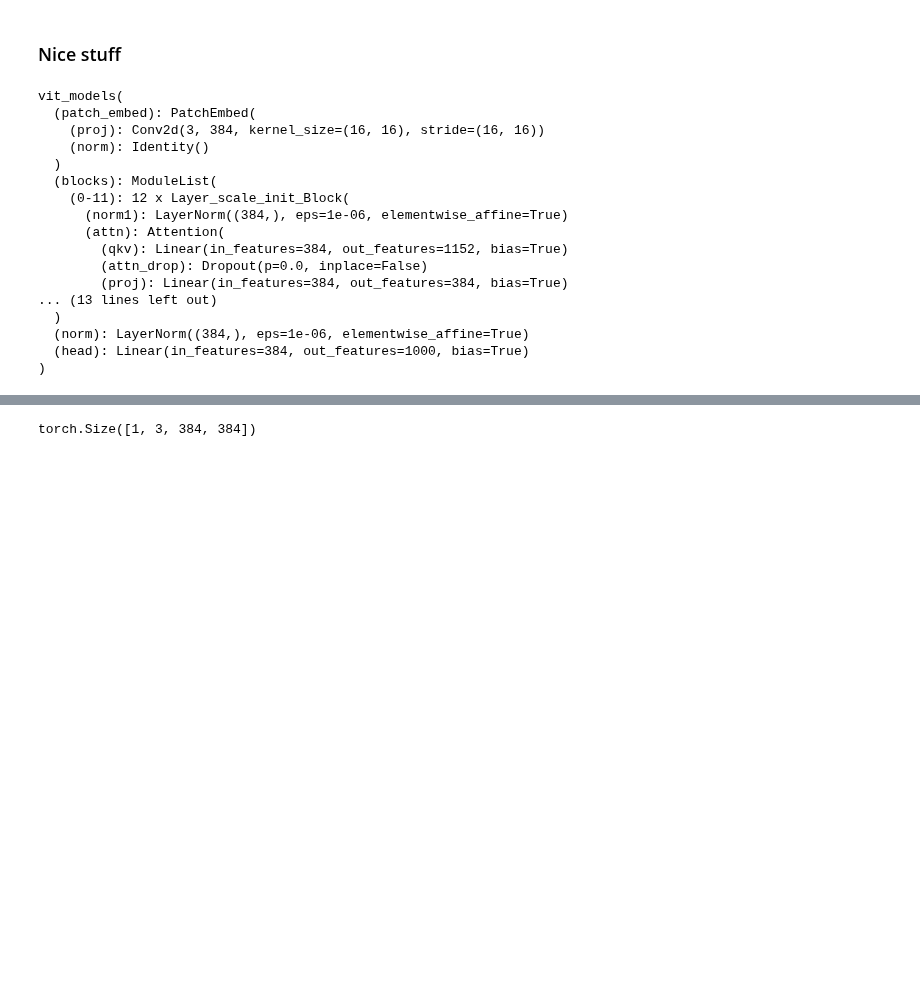
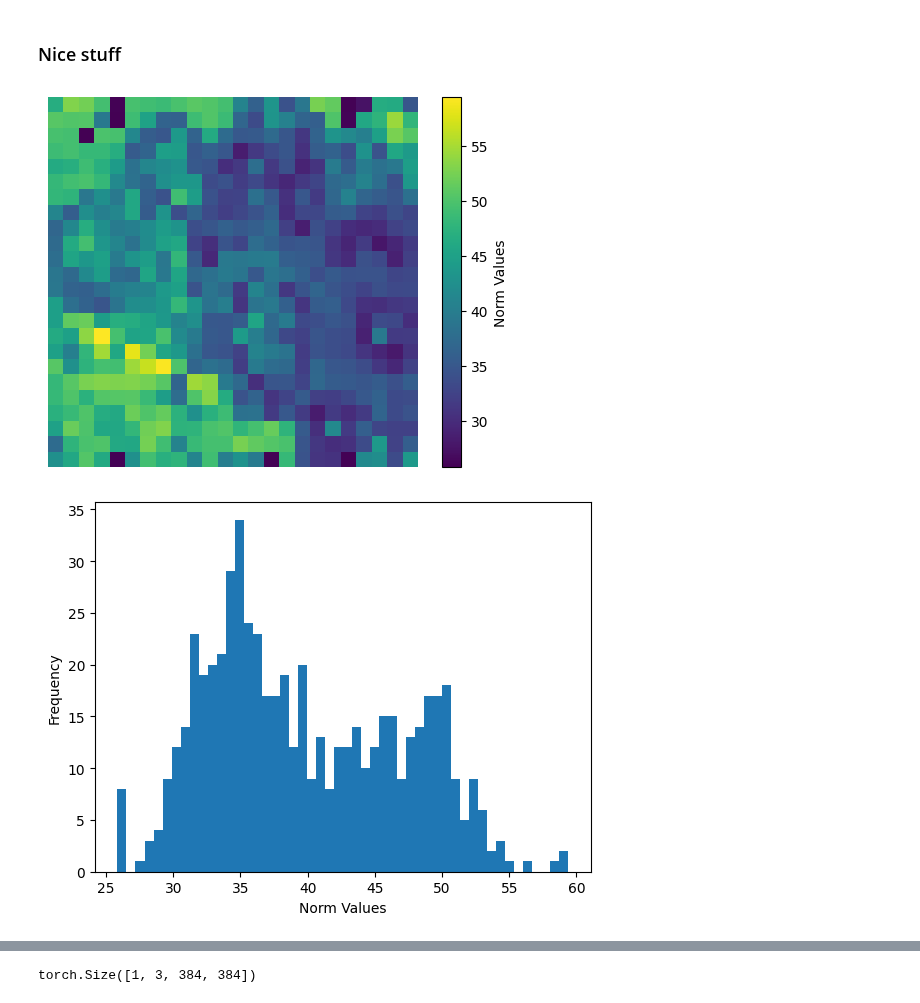
Before and after one commit to azywot/fact, a Jupyter notebook: DEIT-III/notebook.ipynb, the cells around one changed output, grey strips where cells are left out. Cells and saved outputs as stored; diff of their text form; code cells hidden in the pictures; blank space fills up the shorter version.

```diff
--- a/DEIT-III/notebook.ipynb
+++ b/DEIT-III/notebook.ipynb
@@ -36,3 +20,43 @@ from torch.utils.data import DataLoader
+# %%
+def show_artifacts(test_model, test_image):
+    """
+    Generate the Attention maps and the norm values for the DEIT-III model
+
+    test_model: DEIT-III model to be tested,
+    test_image:  Image of the correct size for the corresponding model, and batch dimension is accounted for
+
+    """
+
+    test_model(test_image)
+
+    ## Norm of feature values after MLP
+    output = chosen_one.block_output['final']
+    output = output.squeeze(0)
+    output = output[1:]
+    #output.shape
+    # copmute norm of all output elements
+    output_norms = output.norm(dim=-1)
+    #output_norms.shape
+
+    plt.imshow(output_norms.reshape(24, 24).detach().numpy())
+    plt.axis('off')  # Turn off axis labels
+    plt.colorbar(label='Norm Values')  # Add a colorbar as a legend
+    plt.show()
+
+    plt.hist(output_norms.detach().numpy(), bins=50)
+    plt.xlabel('Norm Values')
+    plt.ylabel('Frequency')
+    plt.show()
+
+    ## Attention maps for the last Attention Head
+    attn_map_mean = chosen_one.blocks[len(test_model.blocks)-1].attn.attn_map.squeeze(0).mean(dim=0)
+    attn_map_mean = attn_map_mean[0][1:]
+    #attn_map_mean.shape
+
+    plt.imshow(attn_map_mean.reshape(24, 24).detach().numpy())
+    plt.axis('off')
+    plt.colorbar(label='CLS attention map')
+    plt.show()
 # %%
 transform = transforms.Compose([
     transforms.Resize((384, 384)),  # Resize to match model input
@@ -109,23 +97,7 @@ plot_image(image)
 # %% [markdown]
 ### Nice stuff
 # %%
-chosen_one(image.unsqueeze(0))
-chosen_one
+show_artifacts(chosen_one, image.unsqueeze(0))
 # %% [output]
-vit_models(
-  (patch_embed): PatchEmbed(
-    (proj): Conv2d(3, 384, kernel_size=(16, 16), stride=(16, 16))
-    (norm): Identity()
-  )
-  (blocks): ModuleList(
-    (0-11): 12 x Layer_scale_init_Block(
-      (norm1): LayerNorm((384,), eps=1e-06, elementwise_affine=True)
-      (attn): Attention(
-        (qkv): Linear(in_features=384, out_features=1152, bias=True)
-        (attn_drop): Dropout(p=0.0, inplace=False)
-        (proj): Linear(in_features=384, out_features=384, bias=True)
-... (13 lines left out)
-  )
-  (norm): LayerNorm((384,), eps=1e-06, elementwise_affine=True)
-  (head): Linear(in_features=384, out_features=1000, bias=True)
-)
+[figure, added]
+[figure, added]
```
Also changed, not shown: parts of 30 cells of this notebook.
